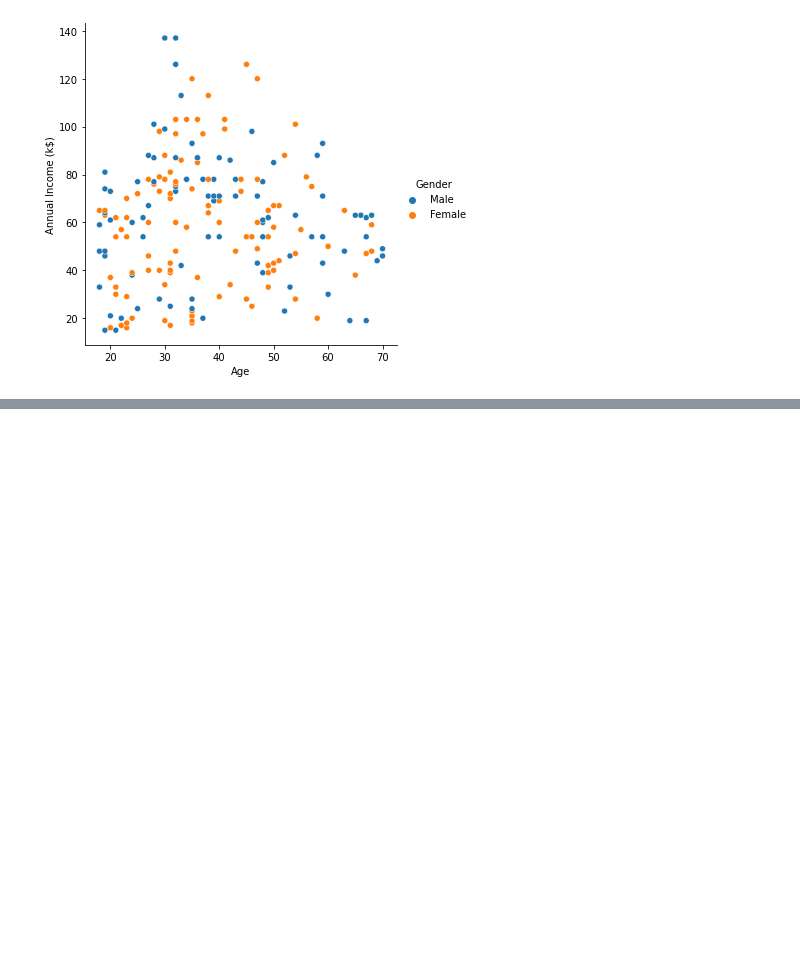
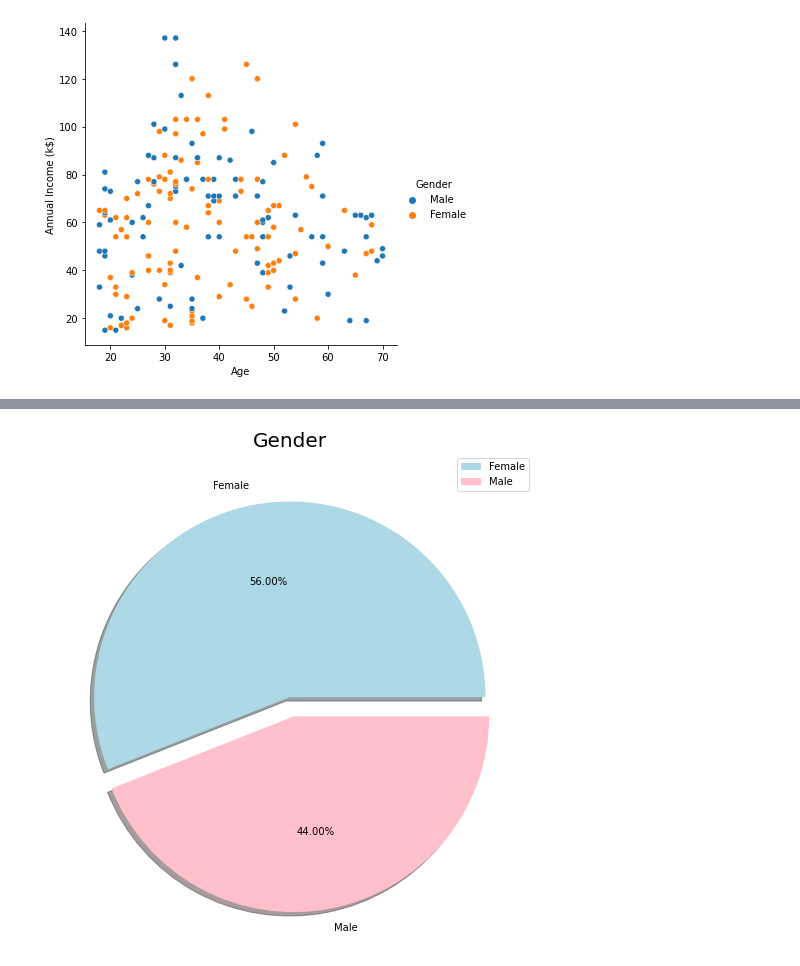
Before and after one commit to aritra741/Exploratory-Data-Analysis, a Jupyter notebook: Mall Customers.ipynb, the cells around one changed output, grey strips where cells are left out. Saved outputs shown, nothing was run; the diff lists cells and outputs as text; code cells hidden in the pictures; blank space fills up the shorter version.

```diff
--- a/Mall Customers.ipynb
+++ b/Mall Customers.ipynb
@@ -86,0 +103,14 @@ sns.relplot(x= 'Age', y= 'Annual Income (k$)', hue= 'Gender', data= data)
+# %%
+labels = ['Female', 'Male']
+size = data['Gender'].value_counts()
+colors = ['lightblue', 'pink']
+explode = [0, 0.1]
+
+plt.rcParams['figure.figsize'] = (9, 9)
+plt.pie(size, colors = colors, explode = explode, labels = labels, shadow = True, autopct = '%.2f%%')
+plt.title('Gender', fontsize = 20)
+plt.axis('off')
+plt.legend()
+plt.show()
+# %% [output]
+[figure, added]
```
Also changed, not shown: parts of 5 cells of this notebook.
